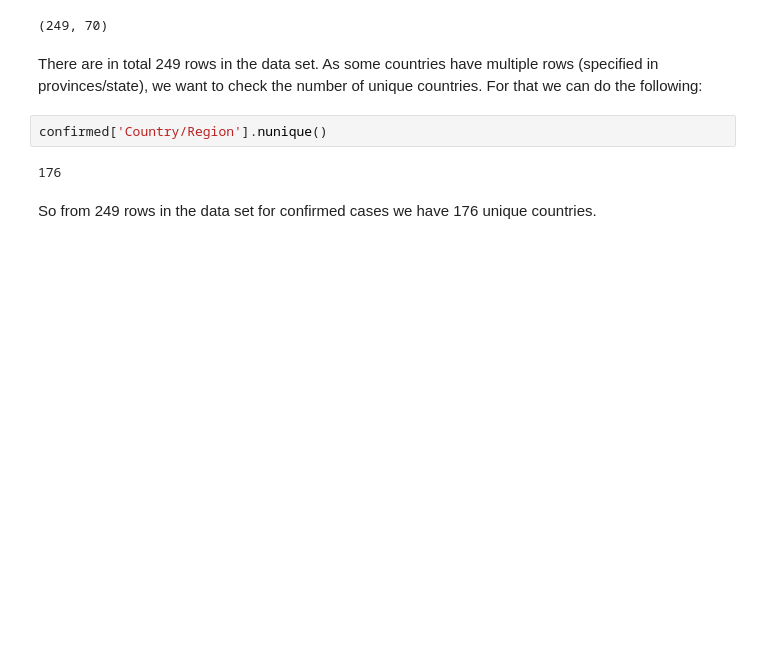
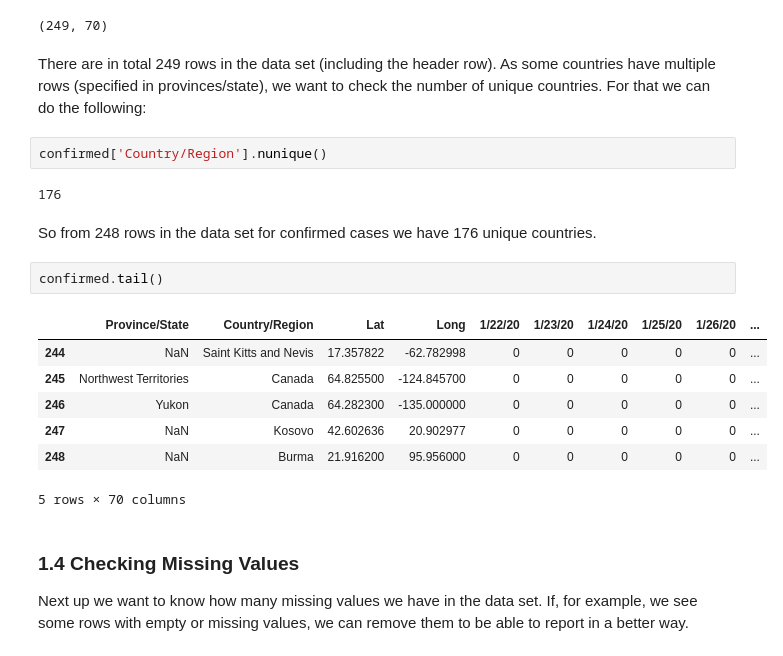
Before and after one commit to rohannevrikar/Mentoring, a Jupyter notebook: COVID-19 - EDA for beginners.ipynb, the cells around one changed output. Saved outputs shown, nothing was run; the diff lists cells and outputs as text; blank space fills up the shorter version.

```diff
--- a/COVID-19 - EDA for beginners.ipynb
+++ b/COVID-19 - EDA for beginners.ipynb
@@ -87,10 +97,24 @@ confirmed.shape
 # %% [output]
 (249, 70)
 # %% [markdown]
-There are in total 249 rows in the data set. As some countries have multiple rows (specified in provinces/state), we want to check the number of unique countries. For that we can do the following:
+There are in total 249 rows in the data set (including the header row). As some countries have multiple rows (specified in provinces/state), we want to check the number of unique countries. For that we can do the following:
 # %%
 confirmed['Country/Region'].nunique()
 # %% [output]
 176
 # %% [markdown]
-So from 249 rows in the data set for confirmed cases we have 176 unique countries.
+So from 248 rows in the data set for confirmed cases we have 176 unique countries.
+# %%
+confirmed.tail()
+# %% [output]
+|  | Province/State | Country/Region | Lat | Long | 1/22/20 | 1/23/20 | 1/24/20 | 1/25/20 | 1/26/20 | ... |
+| 244 | NaN | Saint Kitts and Nevis | 17.357822 | -62.782998 | 0 | 0 | 0 | 0 | 0 | ... |
+| 245 | Northwest Territories | Canada | 64.825500 | -124.845700 | 0 | 0 | 0 | 0 | 0 | ... |
+| 246 | Yukon | Canada | 64.282300 | -135.000000 | 0 | 0 | 0 | 0 | 0 | ... |
+| 247 | NaN | Kosovo | 42.602636 | 20.902977 | 0 | 0 | 0 | 0 | 0 | ... |
+| 248 | NaN | Burma | 21.916200 | 95.956000 | 0 | 0 | 0 | 0 | 0 | ... |
+5 rows × 70 columns
+# %% [markdown]
+### 1.4 Checking Missing Values
+
+Next up we want to know how many missing values we have in the data set. If, for example, we see some rows with empty or missing values, we can remove them to be able to report in a better way.
```
Also changed, not shown: parts of 10 cells of this notebook.
